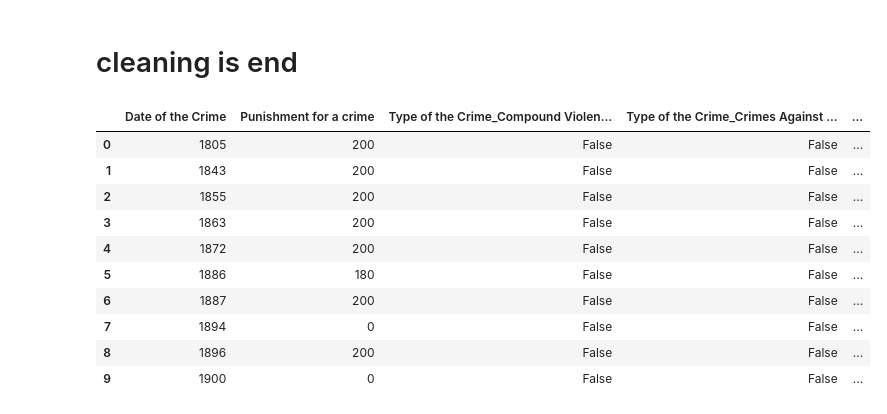
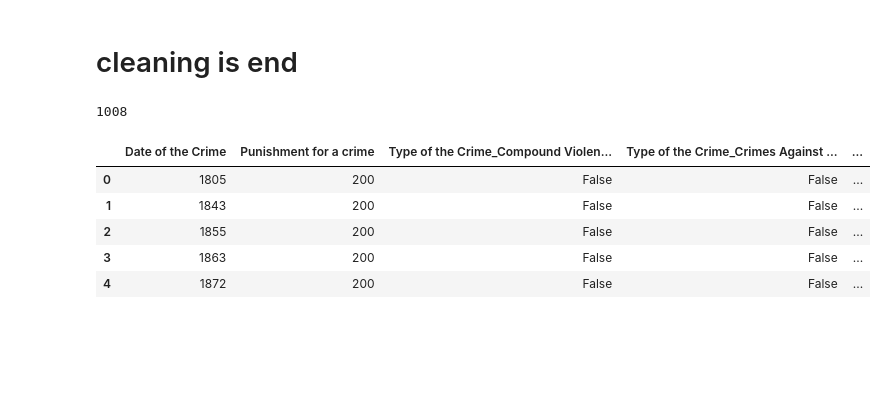
Before and after one commit to matv864/AI_work, a Jupyter notebook: theory/convictions.ipynb, the cells around one changed output. Drawn from its saved outputs; the diff is of its cells as text; code cells hidden in the pictures; blank space fills up the shorter version.

```diff
--- a/theory/convictions.ipynb
+++ b/theory/convictions.ipynb
@@ -255,17 +255,14 @@ dataset = dataset.drop(['Legally Exonerated', 'Unnamed: 0', 'Defendants'], axis=
 # %%
 dataset = pd.get_dummies(dataset, columns=["Type of the Crime", "Location of the Crime"])
 # %%
-dataset.head(10)
+print(dataset["Punishment for a crime"].max())
+dataset.head()
 # %% [output]
+1008
 |  | Date of the Crime | Punishment for a crime | Type of the Crime_Compound Violen... | Type of the Crime_Crimes Against ... | ... |
 | 0 | 1805 | 200 | False | False | ... |
 | 1 | 1843 | 200 | False | False | ... |
 | 2 | 1855 | 200 | False | False | ... |
 | 3 | 1863 | 200 | False | False | ... |
 | 4 | 1872 | 200 | False | False | ... |
-| 5 | 1886 | 180 | False | False | ... |
-| 6 | 1887 | 200 | False | False | ... |
-| 7 | 1894 | 0 | False | False | ... |
-| 8 | 1896 | 200 | False | False | ... |
-| 9 | 1900 | 0 | False | False | ... |
 # %% [markdown]
```
Also changed, not shown: parts of 7 cells of this notebook.
